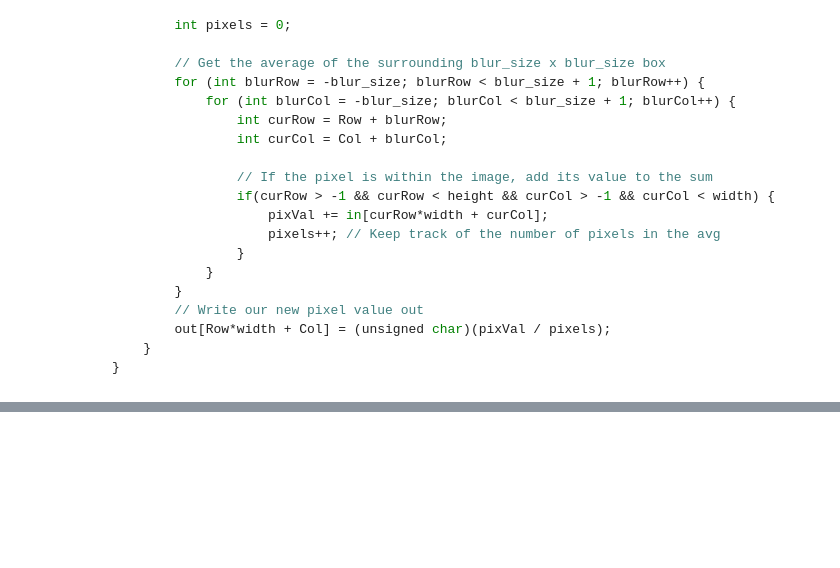
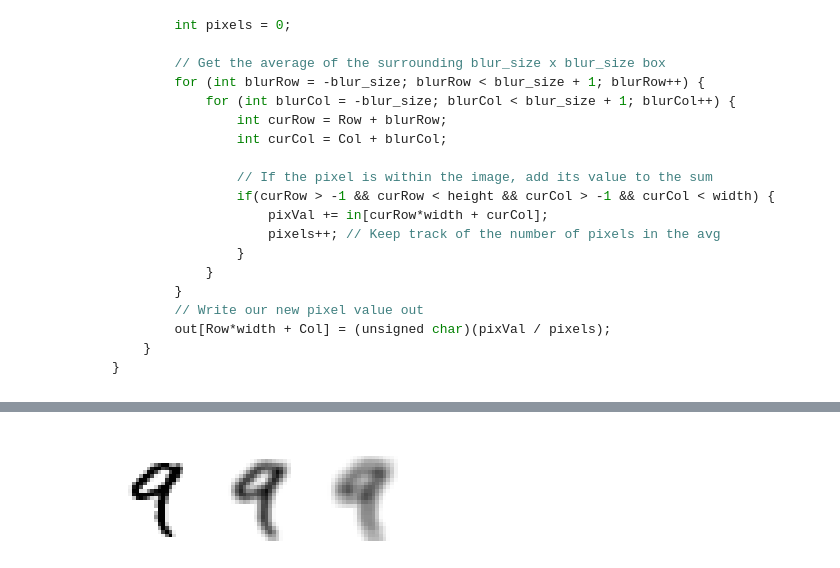
Before and after one commit to djbyrne/adventures_in_cuda, a Jupyter notebook: blur_kernel.ipynb, the cells around one changed output, grey strips where cells are left out. Drawn from its saved outputs; the diff is of its cells as text; code cells hidden in the pictures; blank space fills up the shorter version.

```diff
--- a/blur_kernel.ipynb
+++ b/blur_kernel.ipynb
@@ -272,7 +274,7 @@ torch::Tensor blur(torch::Tensor x, int b) {
 }
 '''
 # %%
-cpp_src = "torch::Tensor blur(torch::Tensor x);"
+cpp_src = "torch::Tensor blur(torch::Tensor x, int b);"
 # %%
 module = load_cuda(cuda_src, cpp_src, ['blur'])
 # %%
@@ -286,4 +298,7 @@ img_bc1 = module.blur(img_c, 1)
 # %%
-img_bc2 = module.blur(img_c, 2)
+img_bc1 = module.blur(img_c, 1).cpu()
+img_bc2 = module.blur(img_c, 2).cpu()
 # %%
-show_images([img_c, img_bc1, img_bc2], cmap='gray_r')
+show_images([img_c.cpu(), img_bc1, img_bc2], cmap='gray_r')
+# %% [output]
+[figure, added]
```
Also changed, not shown: parts of 4 cells of this notebook.
